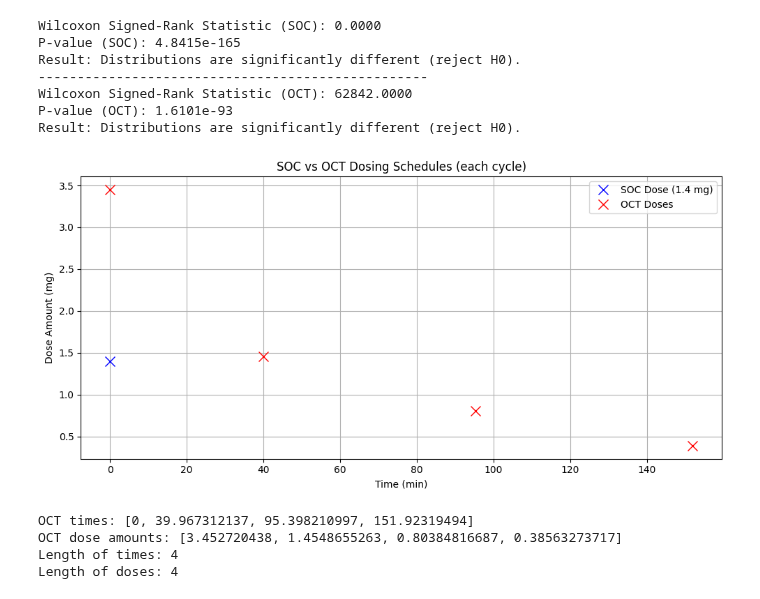
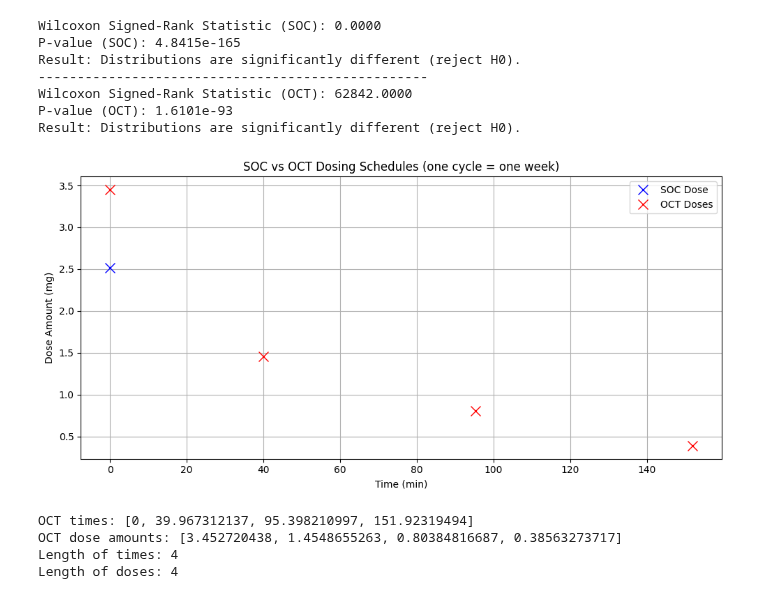
Before and after one commit to Bliz33333/cyp-vincristine, a Jupyter notebook: code/gekko-package.ipynb, the cells around one changed output. Cells and saved outputs as stored; diff of their text form; code cells hidden in the pictures.

```diff
--- a/code/gekko-package.ipynb
+++ b/code/gekko-package.ipynb
@@ -137,7 +137,7 @@ def optimize_dosing(n_admin, V_max_u_mut, k_m_u_mut, V_max_u_wt, k_m_u_wt, dose_
 
         plt.xlabel('Time (min)')
         plt.ylabel('Blood Level Concentration (mg/L)')
-        plt.title('Comparison of Target vs Optimized Blood Concentration')
+        plt.title('Comparison of Target vs Optimized Blood Level Concentration')
         plt.legend()
         plt.grid(True)
         plt.tight_layout()
@@ -315,32 +315,32 @@ Result: Distributions are significantly different (reject H0).
 # %%
 import matplotlib.pyplot as plt
 
 # SOC dose: one dose at time 0
-soc_dose_amount = 1.4
+soc_dose_amount = 1.4*BSA_u
 soc_times = [0]
 soc_doses = [soc_dose_amount] * len(soc_times)
 
 # OCT optimized dosing
 oct_dose_amounts = results['doses']
 oct_times = results['times']
 
 plt.figure(figsize=(10, 5))
 
 # Plot SOC dose with 'x' markers and thicker lines
-plt.plot(soc_times, soc_doses, 'bx', markersize=10, linewidth=3, label='SOC Dose (1.4 mg)')
+plt.plot(soc_times, soc_doses, 'bx', markersize=10, linewidth=3, label='SOC Dose')
 
 # Plot OCT doses with 'x' markers and thicker lines
 plt.plot(oct_times, oct_dose_amounts, 'rx', markersize=10, linewidth=3, label='OCT Doses')
 
 plt.xlabel('Time (min)')
 plt.ylabel('Dose Amount (mg)')
-plt.title('SOC vs OCT Dosing Schedules (each cycle)')
+plt.title('SOC vs OCT Dosing Schedules (one cycle = one week)')
 plt.legend()
 plt.grid(True)
 plt.tight_layout()
 plt.show()
 # %% [output]
-[figure, old version]
+[figure, new version]
 # %%
 print("OCT times:", oct_times)
 print("OCT dose amounts:", oct_dose_amounts)
```
Also changed, not shown: parts of 1 cell of this notebook.
